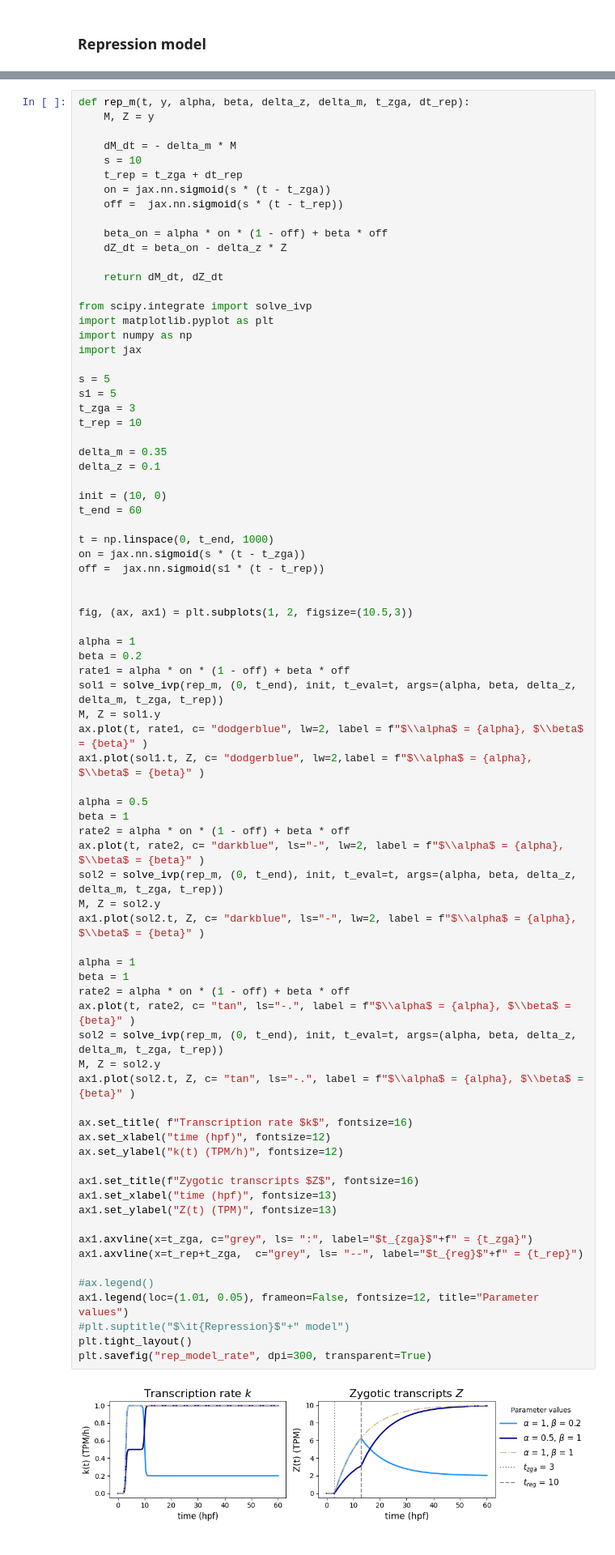
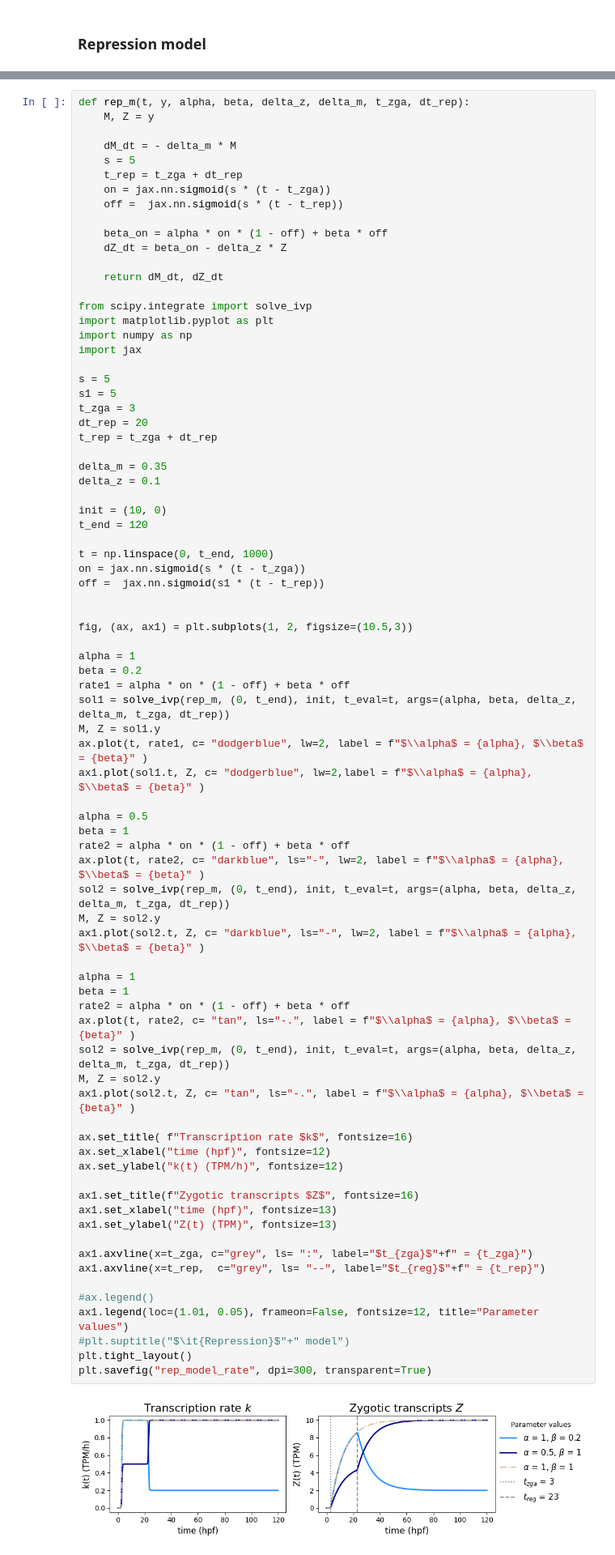
Before and after one commit to mariegrho/Expression_baseline_models, a Jupyter notebook: figures/figures.ipynb, the cells around one changed output, grey strips where cells are left out. Shown at 81% size. Saved outputs shown, nothing was run; the diff lists cells and outputs as text.

```diff
--- a/figures/figures.ipynb
+++ b/figures/figures.ipynb
@@ -136,7 +136,7 @@ def rep_m(t, y, alpha, beta, delta_z, delta_m, t_zga, dt_rep):
     M, Z = y
 
     dM_dt = - delta_m * M
-    s = 10
+    s = 5
     t_rep = t_zga + dt_rep
     on = jax.nn.sigmoid(s * (t - t_zga))
     off =  jax.nn.sigmoid(s * (t - t_rep))
@@ -154,13 +154,14 @@ import jax
 s = 5
 s1 = 5
 t_zga = 3
-t_rep = 10
+dt_rep = 20
+t_rep = t_zga + dt_rep
 
 delta_m = 0.35
 delta_z = 0.1
 
 init = (10, 0)
-t_end = 60
+t_end = 120
 
 t = np.linspace(0, t_end, 1000)
 on = jax.nn.sigmoid(s * (t - t_zga))
@@ -172,7 +173,7 @@ fig, (ax, ax1) = plt.subplots(1, 2, figsize=(10.5,3))
 alpha = 1
 beta = 0.2
 rate1 = alpha * on * (1 - off) + beta * off
-sol1 = solve_ivp(rep_m, (0, t_end), init, t_eval=t, args=(alpha, beta, delta_z, delta_m, t_zga, t_rep))
+sol1 = solve_ivp(rep_m, (0, t_end), init, t_eval=t, args=(alpha, beta, delta_z, delta_m, t_zga, dt_rep))
 M, Z = sol1.y
 ax.plot(t, rate1, c= "dodgerblue", lw=2, label = f"$\\alpha$ = {alpha}, $\\beta$ = {beta}" )
 ax1.plot(sol1.t, Z, c= "dodgerblue", lw=2,label = f"$\\alpha$ = {alpha}, $\\beta$ = {beta}" )
@@ -180,34 +181,34 @@ ax1.plot(sol1.t, Z, c= "dodgerblue", lw=2,label = f"$\\alpha$ = {alpha}, $\\beta
 alpha = 0.5
 beta = 1
 rate2 = alpha * on * (1 - off) + beta * off
 ax.plot(t, rate2, c= "darkblue", ls="-", lw=2, label = f"$\\alpha$ = {alpha}, $\\beta$ = {beta}" )
-sol2 = solve_ivp(rep_m, (0, t_end), init, t_eval=t, args=(alpha, beta, delta_z, delta_m, t_zga, t_rep))
+sol2 = solve_ivp(rep_m, (0, t_end), init, t_eval=t, args=(alpha, beta, delta_z, delta_m, t_zga, dt_rep))
 M, Z = sol2.y
 ax1.plot(sol2.t, Z, c= "darkblue", ls="-", lw=2, label = f"$\\alpha$ = {alpha}, $\\beta$ = {beta}" )
 
 alpha = 1
 beta = 1
 rate2 = alpha * on * (1 - off) + beta * off
 ax.plot(t, rate2, c= "tan", ls="-.", label = f"$\\alpha$ = {alpha}, $\\beta$ = {beta}" )
-sol2 = solve_ivp(rep_m, (0, t_end), init, t_eval=t, args=(alpha, beta, delta_z, delta_m, t_zga, t_rep))
+sol2 = solve_ivp(rep_m, (0, t_end), init, t_eval=t, args=(alpha, beta, delta_z, delta_m, t_zga, dt_rep))
 M, Z = sol2.y
 ax1.plot(sol2.t, Z, c= "tan", ls="-.", label = f"$\\alpha$ = {alpha}, $\\beta$ = {beta}" )
 
 ax.set_title( f"Transcription rate $k$", fontsize=16)
 ax.set_xlabel("time (hpf)", fontsize=12)
 ax.set_ylabel("k(t) (TPM/h)", fontsize=12)
 
 ax1.set_title(f"Zygotic transcripts $Z$", fontsize=16)
 ax1.set_xlabel("time (hpf)", fontsize=13)
 ax1.set_ylabel("Z(t) (TPM)", fontsize=13)
 
 ax1.axvline(x=t_zga, c="grey", ls= ":", label="$t_{zga}$"+f" = {t_zga}")
-ax1.axvline(x=t_rep+t_zga,  c="grey", ls= "--", label="$t_{reg}$"+f" = {t_rep}")
+ax1.axvline(x=t_rep,  c="grey", ls= "--", label="$t_{reg}$"+f" = {t_rep}")
 
 #ax.legend()
 ax1.legend(loc=(1.01, 0.05), frameon=False, fontsize=12, title="Parameter values")
 #plt.suptitle("$\it{Repression}$"+" model")
 plt.tight_layout()
 plt.savefig("rep_model_rate", dpi=300, transparent=True)
 # %% [output]
-[figure, old version]
+[figure, new version]
```
Also changed, not shown: parts of 3 cells of this notebook, 13 other files.
